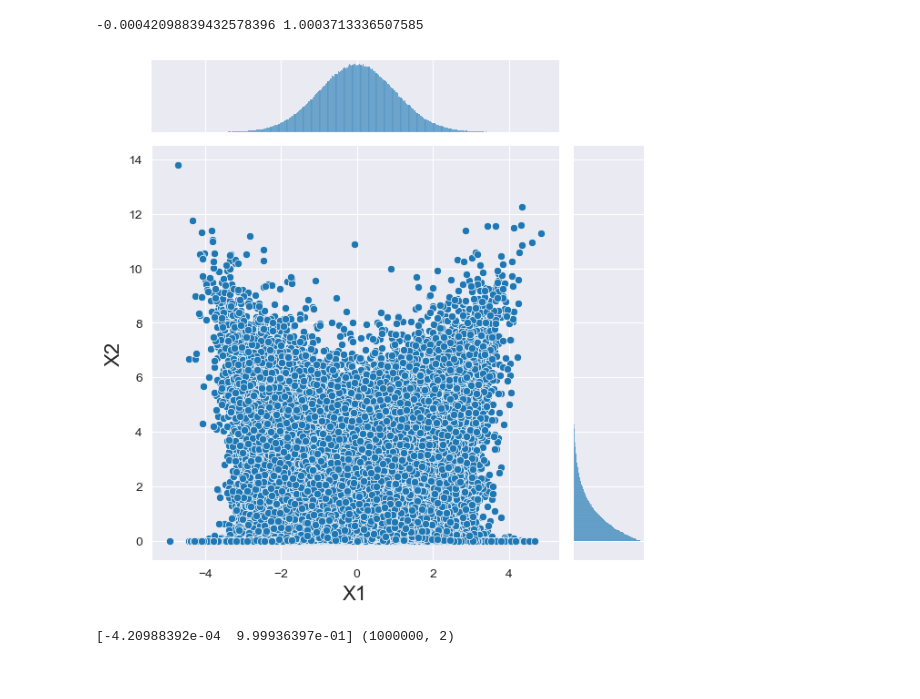
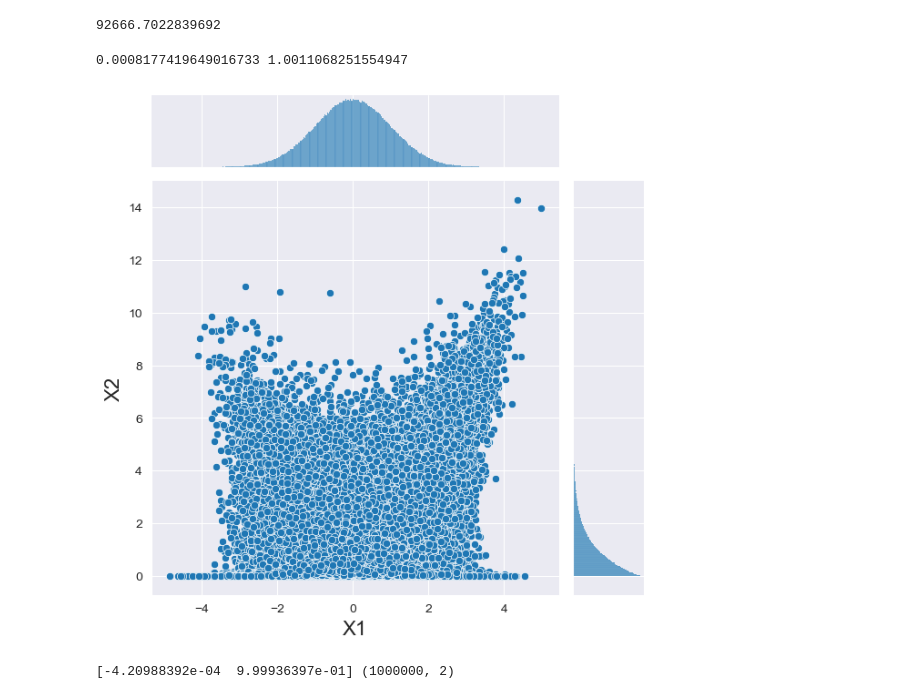
Before and after one commit to jsheng1/my_tools, a Jupyter notebook: tcopula_test.ipynb, the cells around one changed output. Cells and saved outputs as stored; diff of their text form; code cells hidden in the pictures.

```diff
--- a/tcopula_test.ipynb
+++ b/tcopula_test.ipynb
@@ -10,38 +10,50 @@ sns.set_style("darkgrid")
 sns.mpl.rc("figure", figsize=(8, 8))
 
 from statsmodels.distributions.copula.api import (CopulaDistribution, StudentTCopula)
+# %%
+quantiles = stats.beta.ppf([0.98, 0.99, 0.995], 1, 2)
+
+mean_target = 0.0001
+std_target = 0.005
+k2 = np.array([0.02, 0.01, 0.005])
+quantile_target = mean_target + np.sqrt(1-k2) * std_target  # ≈ 0.00167
+np.sum(((quantiles-quantile_target)/quantile_target)**2)
+# %% [output]
+92666.7022839692
 # %%
 rdn_seed=1234
 np.random.seed(rdn_seed)
 
 n_samples = 1_000_000
 
 df = 2
 
 rho = 0.6  # Desired correlation
 corr_matrix = np.array([[1, rho],
                         [rho, 1]])
 
 t_copula = StudentCopula(dim=2, df=df)
 
+# set correlation matrix
+t_copula[:] = corr_matrix
 
 # Sample from the t-copula
 uniform_samples = t_copula.random(n_samples)
 
 # Marginal 1: Normal Distribution (mean=0, std=1)
 marginal1 = stats.norm.ppf(uniform_samples[:, 0])
 
 # Marginal 2: Exponential Distribution (scale=1)
 marginal2 = stats.expon.ppf(uniform_samples[:, 1])
 
 
 h = sns.jointplot(x=marginal1, y=marginal2, kind="scatter")
 _ = h.set_axis_labels("X1", "X2", fontsize=16)
 
 print(marginal1.mean(), marginal2.std())
 # %% [output]
--0.00042098839432578396 1.0003713336507585
+0.0008177419649016733 1.0011068251554947
-[figure, old version]
+[figure, new version]
 # %%
 marginals = [stats.norm(), stats.expon()]
 joint_dist = CopulaDistribution(copula= StudentTCopula(k_dim=2, df=2), marginals=marginals)
```
Also changed, not shown: 2 other files.
